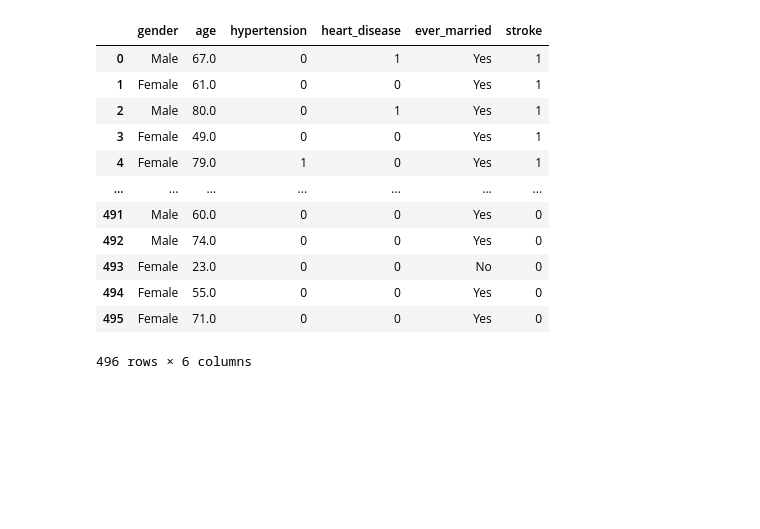
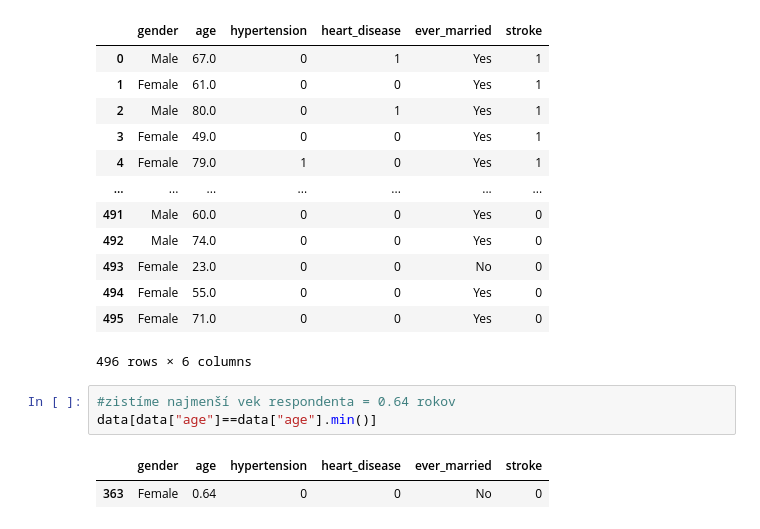
Before and after one commit to whiskeY11/Plesivcak_NS2021, a Jupyter notebook: Plesivcak_NS2021_projekt.ipynb, the cells around one changed output. Saved outputs shown, nothing was run; the diff lists cells and outputs as text; blank space fills up the shorter version.

```diff
--- a/Plesivcak_NS2021_projekt.ipynb
+++ b/Plesivcak_NS2021_projekt.ipynb
@@ -66,3 +67,9 @@ data
 | 494 | Female | 55.0 | 0 | 0 | Yes | 0 |
 | 495 | Female | 71.0 | 0 | 0 | Yes | 0 |
 496 rows × 6 columns
+# %%
+#zistíme najmenší vek respondenta = 0.64 rokov
+data[data["age"]==data["age"].min()]
+# %% [output]
+|  | gender | age | hypertension | heart_disease | ever_married | stroke |
+| 363 | Female | 0.64 | 0 | 0 | No | 0 |
```
Also changed, not shown: parts of 19 cells of this notebook.
